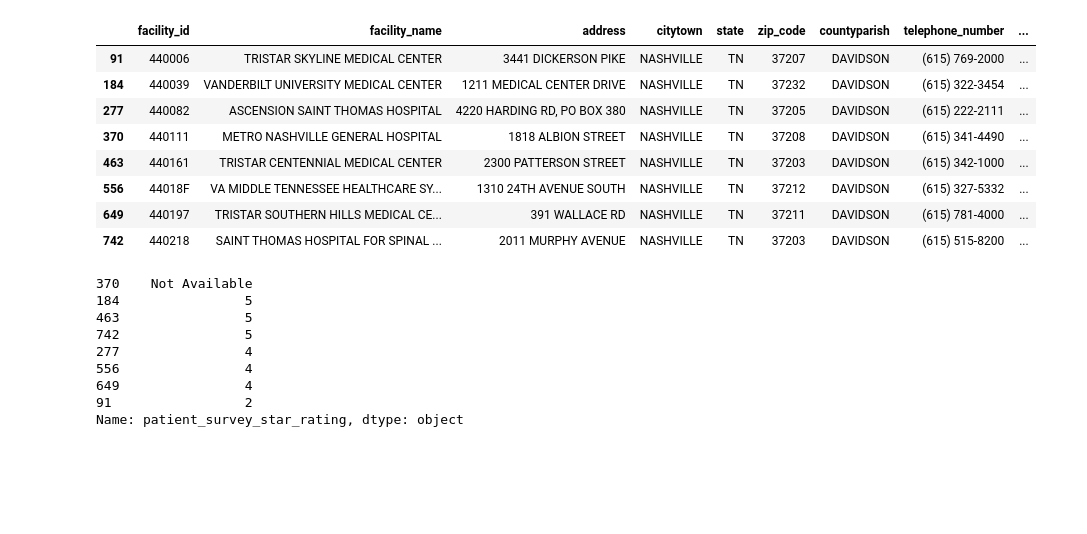
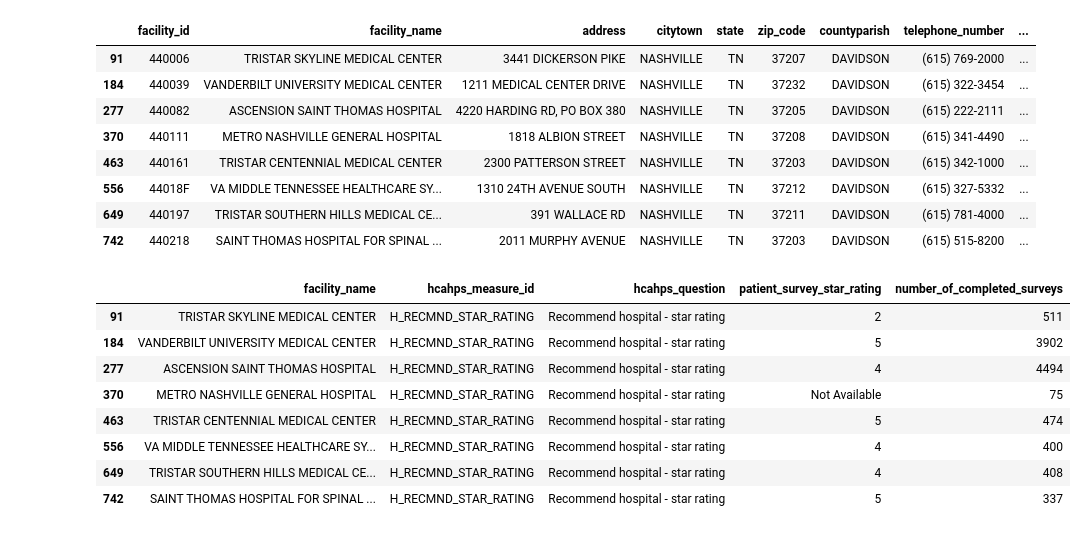
Before and after one commit to hlawson220/capstone_DA9_hlawson, a Jupyter notebook: notebook/capstone_data.ipynb, the cells around one changed output. Cells and saved outputs as stored; diff of their text form; code cells hidden in the pictures; blank space fills up the shorter version.

```diff
--- a/notebook/capstone_data.ipynb
+++ b/notebook/capstone_data.ipynb
@@ -429,0 +443,13 @@ patient_rec
+# %%
+patient_rec_drop = patient_rec.drop(['facility_id', 'address', 'citytown', 'state', 'zip_code', 'countyparish', 'telephone_number', 'hcahps_answer_description', 'patient_survey_star_rating_footnote', 'hcahps_answer_percent', 'hcahps_answer_percent_footnote', 'hcahps_linear_mean_value', 'number_of_completed_surveys_footnote', 'survey_response_rate_percent', 'survey_response_rate_percent_footnote', 'start_date', 'end_date' ], axis=1)
+patient_rec_drop
+# %% [output]
+|  | facility_name | hcahps_measure_id | hcahps_question | patient_survey_star_rating | number_of_completed_surveys |
+| 91 | TRISTAR SKYLINE MEDICAL CENTER | H_RECMND_STAR_RATING | Recommend hospital - star rating | 2 | 511 |
+| 184 | VANDERBILT UNIVERSITY MEDICAL CENTER | H_RECMND_STAR_RATING | Recommend hospital - star rating | 5 | 3902 |
+| 277 | ASCENSION SAINT THOMAS HOSPITAL | H_RECMND_STAR_RATING | Recommend hospital - star rating | 4 | 4494 |
+| 370 | METRO NASHVILLE GENERAL HOSPITAL | H_RECMND_STAR_RATING | Recommend hospital - star rating | Not Available | 75 |
+| 463 | TRISTAR CENTENNIAL MEDICAL CENTER | H_RECMND_STAR_RATING | Recommend hospital - star rating | 5 | 474 |
+| 556 | VA MIDDLE TENNESSEE HEALTHCARE SY... | H_RECMND_STAR_RATING | Recommend hospital - star rating | 4 | 400 |
+| 649 | TRISTAR SOUTHERN HILLS MEDICAL CE... | H_RECMND_STAR_RATING | Recommend hospital - star rating | 4 | 408 |
+| 742 | SAINT THOMAS HOSPITAL FOR SPINAL ... | H_RECMND_STAR_RATING | Recommend hospital - star rating | 5 | 337 |
@@ -430,12 +459,2 @@ patient_rec
 # %%
-patient_rec['patient_survey_star_rating'].sort_values(ascending=False)
+#patient_rec['patient_survey_star_rating'].sort_values(ascending=False)
-# %% [output]
-370    Not Available
-184                5
-463                5
-742                5
-277                4
-556                4
-649                4
-91                 2
-Name: patient_survey_star_rating, dtype: object
```
Also changed, not shown: parts of 35 cells of this notebook, 11 other files.
